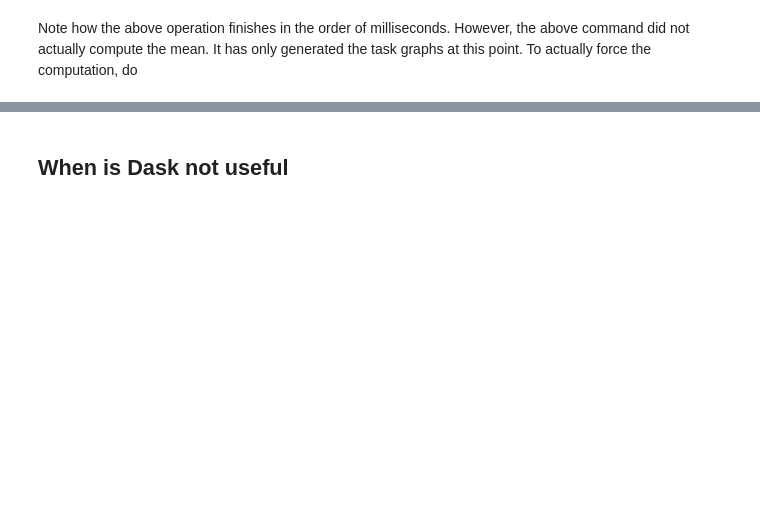
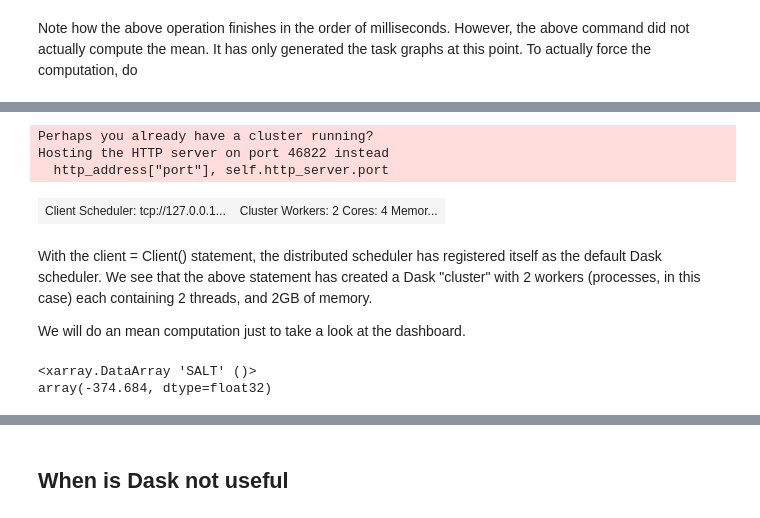
Before and after one commit to abishekg7/pangeo_binders, a Jupyter notebook: 01_intro_to_dask.ipynb, the cells around one changed output, grey strips where cells are left out. Drawn from its saved outputs; the diff is of its cells as text; code cells hidden in the pictures; blank space fills up the shorter version.

```diff
--- a/01_intro_to_dask.ipynb
+++ b/01_intro_to_dask.ipynb
@@ -254,0 +243,19 @@ Wall time: 1min 58s
+# %%
+from dask.distributed import Client
+client = Client(n_workers=2,threads_per_worker=2,memory_limit='2GB')
+client
+# %% [output]
+Perhaps you already have a cluster running?
+Hosting the HTTP server on port 46822 instead
+  http_address["port"], self.http_server.port
+| Client Scheduler: tcp://127.0.0.1... | Cluster Workers: 2 Cores: 4 Memor... |
+# %% [markdown]
+With the client = Client() statement, the distributed scheduler has registered itself as the default Dask scheduler. We see that the above statement has created a Dask "cluster" with 2 workers (processes, in this case) each containing 2 threads, and 2GB of memory.
+
+We will do an mean computation just to take a look at the dashboard.
+# %%
+ds = xr.open_dataset(infile, chunks={'nlat':400,'nlon':600})
+ds.SALT.mean().compute()
+# %% [output]
+<xarray.DataArray 'SALT' ()>
+array(-374.684, dtype=float32)
```
Also changed, not shown: parts of 44 cells of this notebook.
